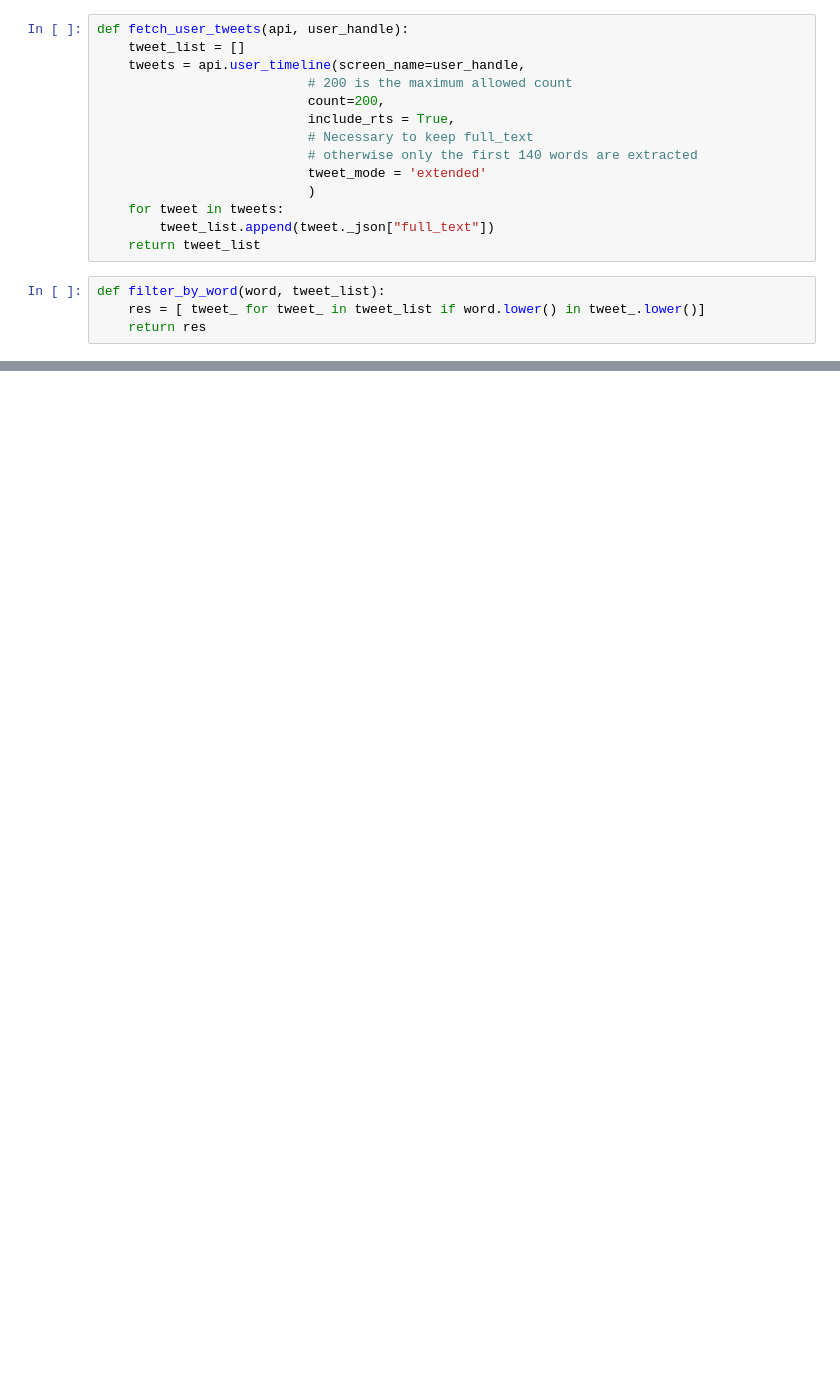
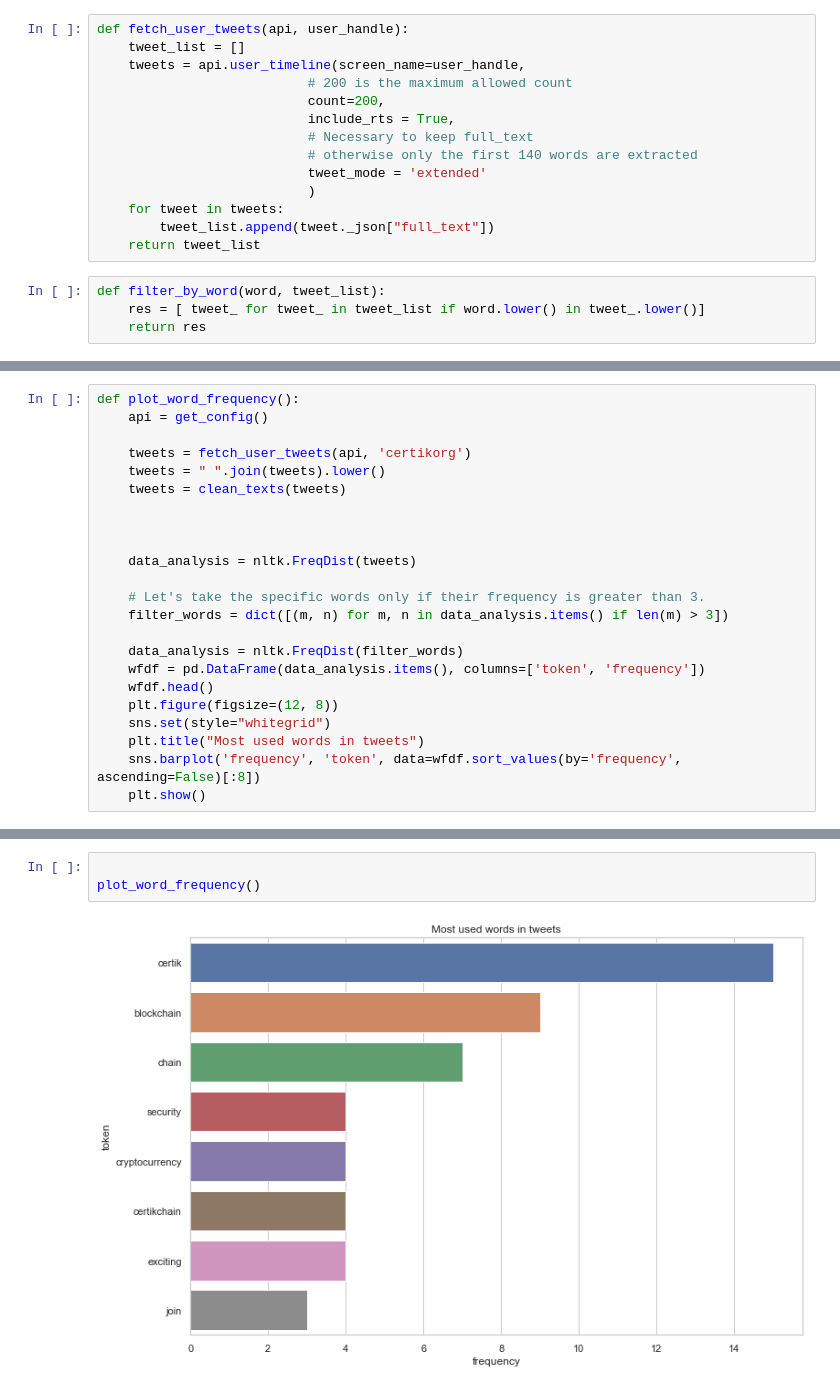
Before and after one commit to elseagle/blockchain_data_engineering, a Jupyter notebook: sentiment_analysis/logic.ipynb, the cells around one changed output, grey strips where cells are left out. Drawn from its saved outputs; the diff is of its cells as text; blank space fills up the shorter version.

```diff
--- a/sentiment_analysis/logic.ipynb
+++ b/sentiment_analysis/logic.ipynb
@@ -103,0 +175,23 @@ Config successful
+# %%
+def plot_word_frequency():
+    api = get_config()
+
+    tweets = fetch_user_tweets(api, 'certikorg')
+    tweets = " ".join(tweets).lower()
+    tweets = clean_texts(tweets)
+
+
+
+    data_analysis = nltk.FreqDist(tweets)
+
+    # Let's take the specific words only if their frequency is greater than 3.
+    filter_words = dict([(m, n) for m, n in data_analysis.items() if len(m) > 3])
+
+    data_analysis = nltk.FreqDist(filter_words)
+    wfdf = pd.DataFrame(data_analysis.items(), columns=['token', 'frequency'])
+    wfdf.head()
+    plt.figure(figsize=(12, 8))
+    sns.set(style="whitegrid")
+    plt.title("Most used words in tweets")
+    sns.barplot('frequency', 'token', data=wfdf.sort_values(by='frequency', ascending=False)[:8])
+    plt.show()
@@ -103,0 +237,5 @@ Config successful
+# %%
+
+plot_word_frequency()
+# %% [output]
+[figure, added]
```
Also changed, not shown: parts of 18 cells of this notebook.
